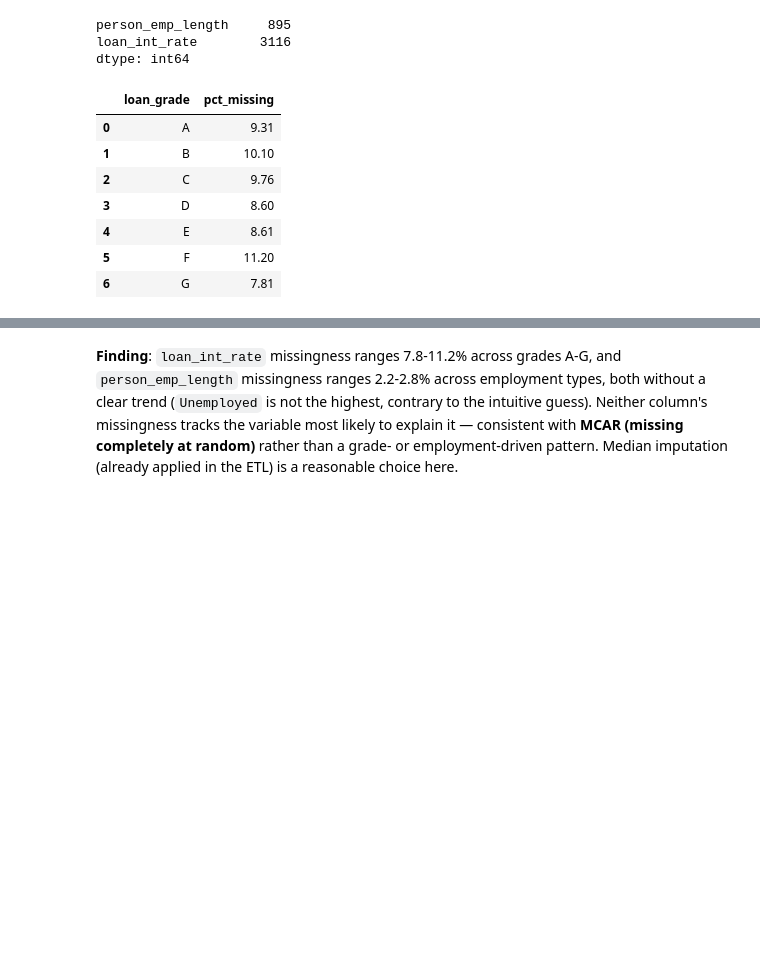
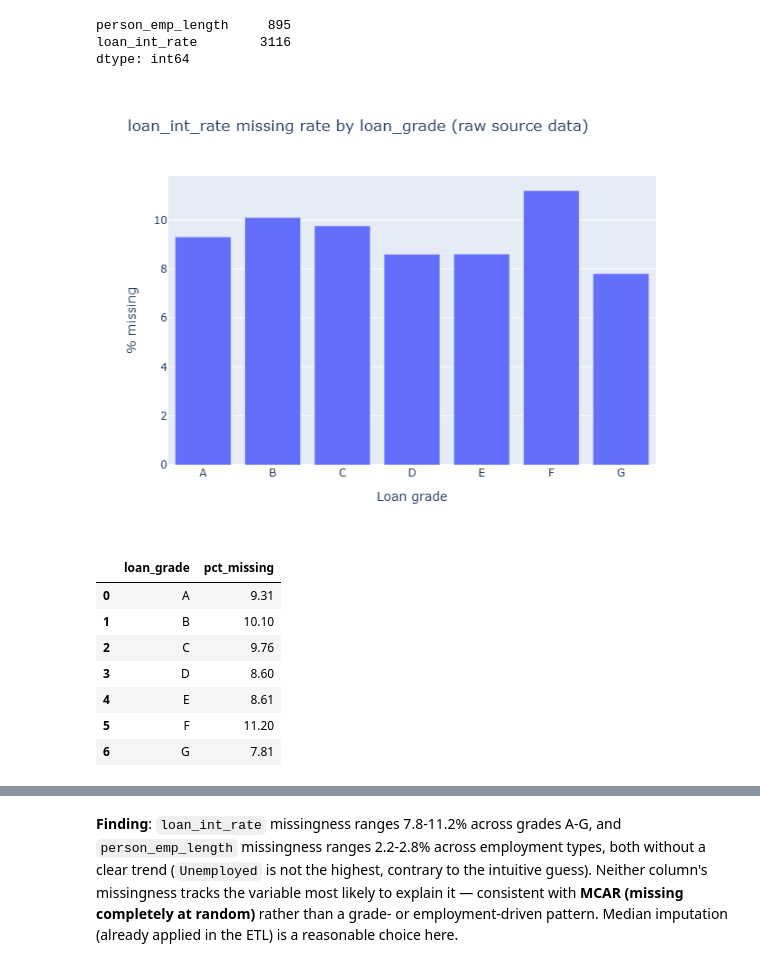
Before and after one commit to CaoThien1402/credit-risk-pipeline, a Jupyter notebook: notebooks/01_eda.ipynb, the cells around one changed output, grey strips where cells are left out. Saved outputs shown, nothing was run; the diff lists cells and outputs as text; code cells hidden in the pictures; blank space fills up the shorter version.

```diff
--- a/notebooks/01_eda.ipynb
+++ b/notebooks/01_eda.ipynb
@@ -71,20 +71,29 @@ loan_int_rate        3116
 dtype: int64
 # %%
 import plotly.express as px
+import plotly.io as pio
+
+# Render figures as static PNGs instead of embedding a full interactive Plotly spec
+# per chart. The interactive JSON was ~1.9MB of this notebook's ~2.4MB on disk, which
+# makes the file slow to load and its diffs unreadable. Set before the first .show()
+# so it applies to every figure below. Needs kaleido (already a dev dependency);
+# fig.write_image() in the figure-export cell is unaffected either way.
+pio.renderers.default = "png"
 
 missing_rate_by_grade = (raw.groupby('loan_grade')['loan_int_rate']
                           .apply(lambda s: s.isna().mean() * 100)
                           .round(2)
                           .reset_index(name='pct_missing'))
 
 fig_missing_rate = px.bar(
     missing_rate_by_grade, x='loan_grade', y='pct_missing',
     title='loan_int_rate missing rate by loan_grade (raw source data)',
     labels={'pct_missing': '% missing', 'loan_grade': 'Loan grade'},
 )
 fig_missing_rate.show()
 missing_rate_by_grade
 # %% [output]
+[figure, added]
 |  | loan_grade | pct_missing |
 | 0 | A | 9.31 |
 | 1 | B | 10.10 |
```
Also changed, not shown: parts of 7 cells of this notebook.
